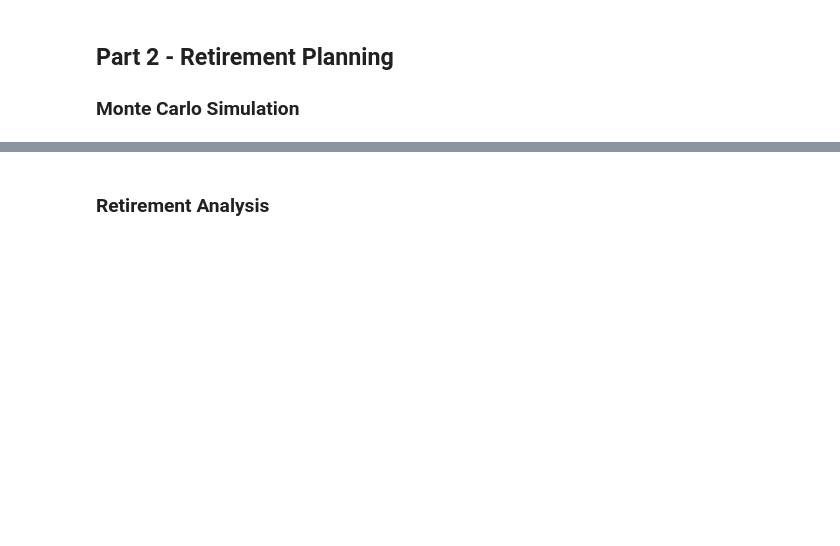
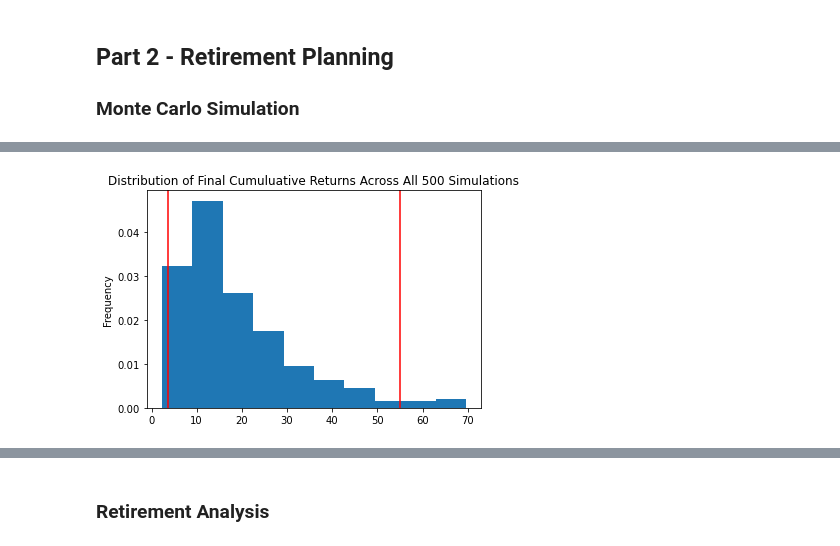
Before and after one commit to nbaronti/API-Homework, a Jupyter notebook: financial-planner.ipynb, the cells around one changed output, grey strips where cells are left out. Drawn from its saved outputs; the diff is of its cells as text; code cells hidden in the pictures; blank space fills up the shorter version.

Commit message:
Monte Carlo Simulation

```diff
--- a/financial-planner.ipynb
+++ b/financial-planner.ipynb
@@ -197,5 +197,5 @@ Congratulations, your current total savings exceed your financial savings target
 # %%
 # Set start and end dates of five years back from today.
 # Sample results may vary from the solution based on the time frame chosen
-start_date = pd.Timestamp('2015-08-07', tz='America/New_York').isoformat()
-end_date = pd.Timestamp('2020-08-07', tz='America/New_York').isoformat()
+start_date = pd.Timestamp('2016-12-01', tz='America/New_York').isoformat()
+end_date = pd.Timestamp('2021-12-01', tz='America/New_York').isoformat()
@@ -215,0 +202,18 @@ df_stock_data.head()
+# %%
+# Set the tickers
+tickers = ["AGG", "SPY"]
+
+# Set timeframe to '1D' for Alpaca API
+timeframe = "1D"
+
+# Get maximum daily historical data for SPY and AGG (1000 days)
+historical_data_df = alpaca_api.get_barset(
+    tickers,
+    timeframe,
+    start=start_date,
+    end=end_date,
+    limit=1000
+).df
+
+# Display sample data
+historical_data_df.head()
@@ -215,0 +229,11 @@ df_stock_data.head()
+# %%
+# Print the documentation of the MCSimulation module of the MCForecastTools library
+?MCSimulation
+
+# Configuring a Monte Carlo simulation to forecast 30 years cumulative returns
+MC_5yr_simulation = MCSimulation(
+    portfolio_data = historical_data_df,
+    weights = [.40,.60],
+    num_simulation = 500,
+    num_trading_days = 252*30
+)
@@ -264,3 +304,8 @@ Running Monte Carlo simulation number 490.
+# %%
+# Plot probability distribution and confidence intervals
+MC_dist_plot = MC_5yr_simulation.plot_distribution()
+# %% [output]
+[figure, added]
 # %%
 # Plot simulation outcomes
 # YOUR CODE HERE!
```
Also changed, not shown: parts of 29 cells of this notebook.
